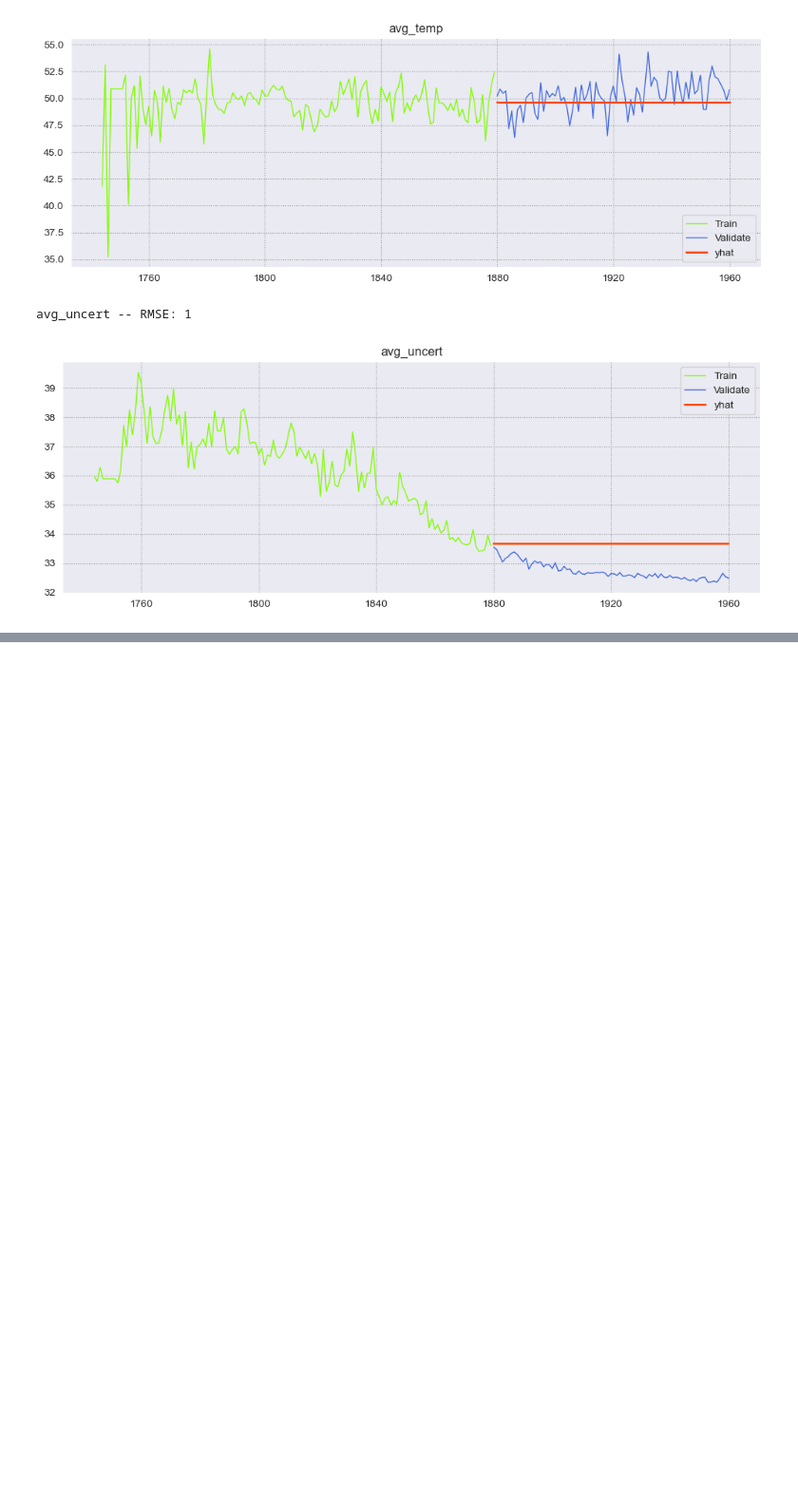
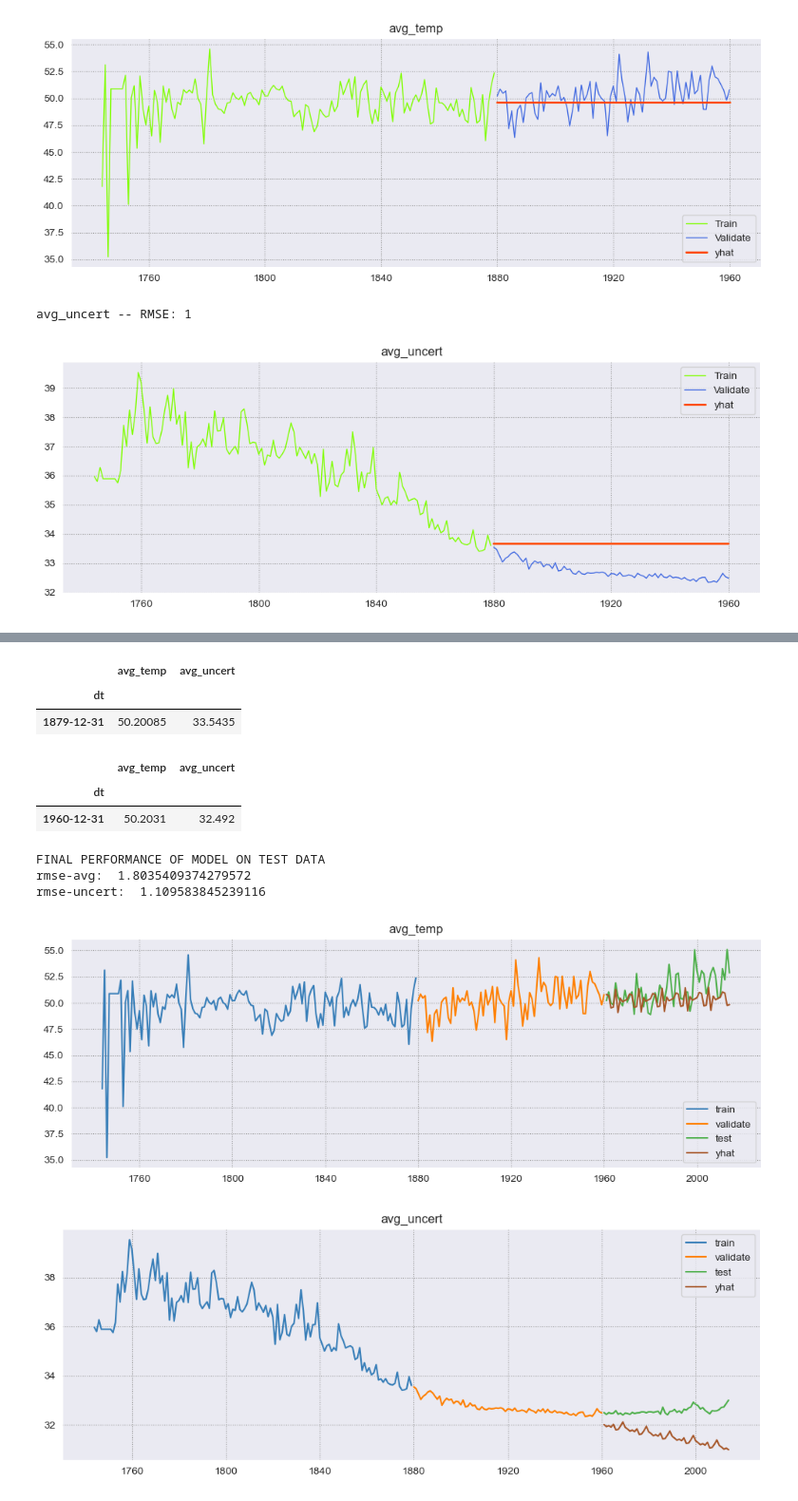
Before and after one commit to SHAWNSMITH16/mini-project-time-series, a Jupyter notebook: mini-project-time-series.ipynb, the cells around one changed output, grey strips where cells are left out. Shown at 95% size. Saved outputs shown, nothing was run; the diff lists cells and outputs as text; code cells hidden in the pictures; blank space fills up the shorter version.

```diff
--- a/mini-project-time-series.ipynb
+++ b/mini-project-time-series.ipynb
@@ -630,0 +771,4 @@ eval_df.sort_values(by='rmse')
+# %%
+yhat_df = pd.DataFrame({'avg_temp': hst_temp_fit1.forecast(validate.shape[0] + test.shape[0]),
+                           'avg_uncert': hst_uncert_fit1.forecast(validate.shape[0] + test.shape[0])})
+yhat_df
@@ -630,0 +789,42 @@ eval_df.sort_values(by='rmse')
+# %%
+validate.head(1)
+# %% [output]
+|  | avg_temp | avg_uncert |
+| dt |  |  |
+| 1879-12-31 | 50.20085 | 33.5435 |
+# %%
+test.head(1)
+# %% [output]
+|  | avg_temp | avg_uncert |
+| dt |  |  |
+| 1960-12-31 | 50.2031 | 32.492 |
+# %%
+yhat_df = yhat_df['1960-12-31':]
+# %%
+def final_plot(target_var):
+    plt.figure(figsize=(12,4))
+    plt.plot(train[target_var], color='#377eb8', label='train')
+    plt.plot(validate[target_var], color='#ff7f00', label='validate')
+    plt.plot(test[target_var], color='#4daf4a',label='test')
+    plt.plot(yhat_df[target_var], color='#a65628', label='yhat')
+    plt.legend()
+    plt.title(target_var)
+    plt.show()
+# %%
+rmse_avg_temp = sqrt(mean_squared_error(test['avg_temp'],
+                                       yhat_df['avg_temp']))
+
+rmse_avg_uncert = sqrt(mean_squared_error(test['avg_uncert'],
+                                       yhat_df['avg_uncert']))
+# %%
+print('FINAL PERFORMANCE OF MODEL ON TEST DATA')
+print('rmse-avg: ', rmse_avg_temp)
+print('rmse-uncert: ', rmse_avg_uncert)
+for col in train.columns:
+    final_plot(col)
+# %% [output]
+FINAL PERFORMANCE OF MODEL ON TEST DATA
+rmse-avg:  1.8035409374279572
+rmse-uncert:  1.109583845239116
+[figure, added]
+[figure, added]
```
Also changed, not shown: parts of 23 cells of this notebook.
